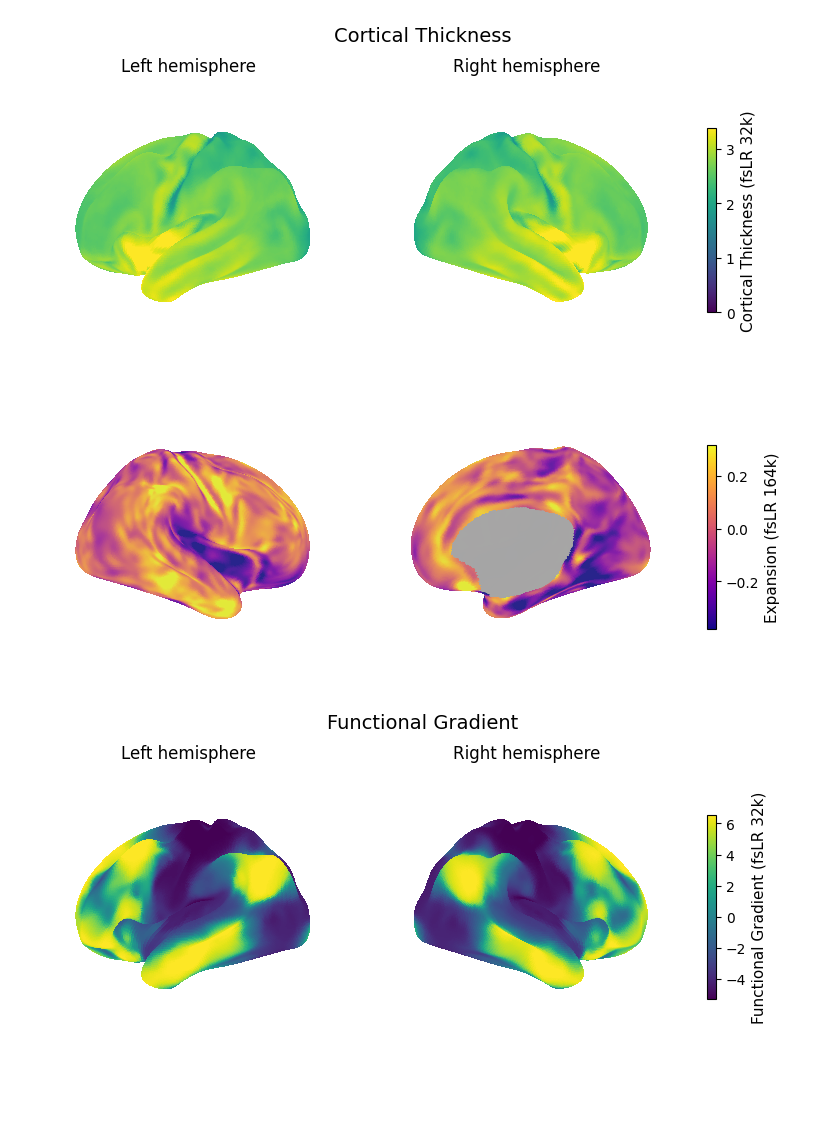
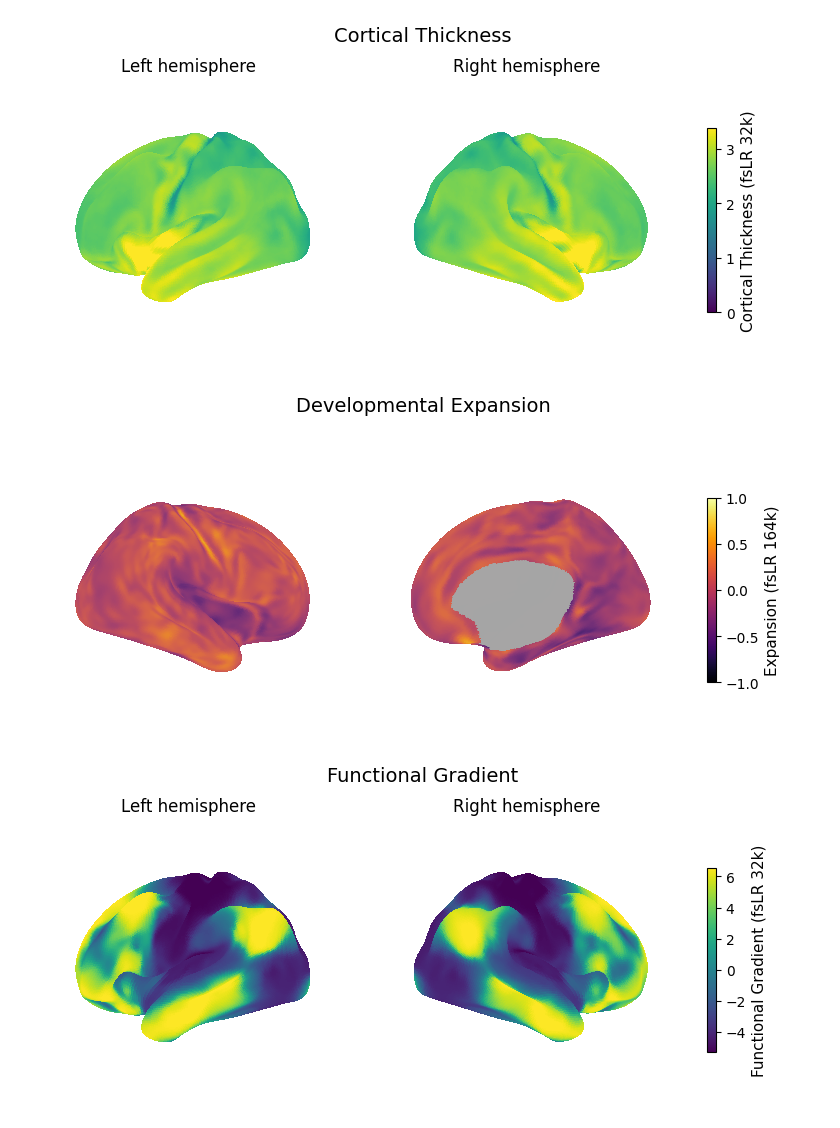
Before and after one commit to kesouder/dsc-neuroImages, a Jupyter notebook: project1.ipynb, the cells around one changed output. Saved outputs shown, nothing was run; the diff lists cells and outputs as text; code cells hidden in the pictures; blank space fills up the shorter version.

```diff
--- a/project1.ipynb
+++ b/project1.ipynb
@@ -432,43 +432,43 @@ rh_data = load_data(dev_expansion)
 fslr = fetch_atlas('fsLR', density='164k')
 surf_r = fslr['inflated'].R # choose mid thickness for right hemi
 
-vmin, vmax = np.percentile(data[~np.isnan(data)], [2, 98])
+vmin, vmax = -1, 1   # adjust if needed for better contrast
 
 fig = plt.figure(figsize=(10, 4))
 ax1 = fig.add_subplot(1, 2, 1, projection='3d')
 ax2 = fig.add_subplot(1, 2, 2, projection='3d')
 
 plot_kwargs = dict(
     surf_mesh=surf_r,
     surf_map=rh_data,
     hemi='right',
-    cmap='plasma',
+    cmap='inferno',
     bg_on_data=True,
     vmin=vmin,
     vmax=vmax,
     colorbar=False
 )
 # plot right veiw
 plotting.plot_surf(
     view='lateral',
     axes=ax1,
     **plot_kwargs
 )
 # plot from left view
 plotting.plot_surf(
     view='medial',
     axes=ax2,
     **plot_kwargs
 )
 
-sm = plt.cm.ScalarMappable(cmap='plasma')
+sm = plt.cm.ScalarMappable(cmap='inferno')
 sm.set_clim(vmin, vmax)
 cbar = fig.colorbar(sm, ax=[ax1, ax2], shrink=0.6, location='right')
 cbar.set_label('Expansion (fsLR 164k)', fontsize=11)
 plt.suptitle("Developmental Expansion", fontsize=14)
 plt.show()
 # %% [output]
-[figure, old version]
+[figure, new version]
 # %%
 # plotting for functional gradient
 # fig = plotting.plot_surf_template(
```
Also changed, not shown: parts of 20 cells of this notebook.
